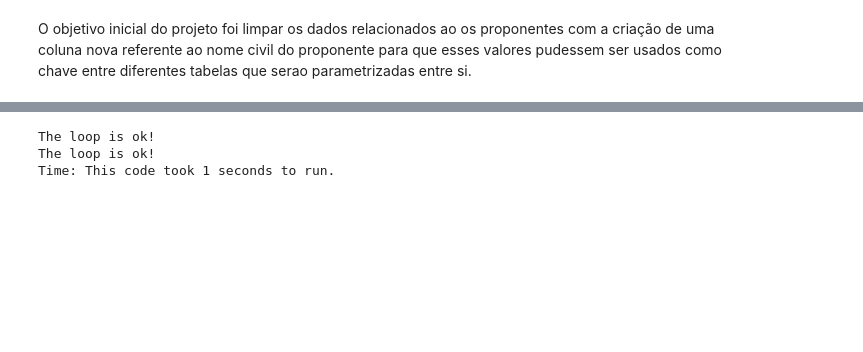
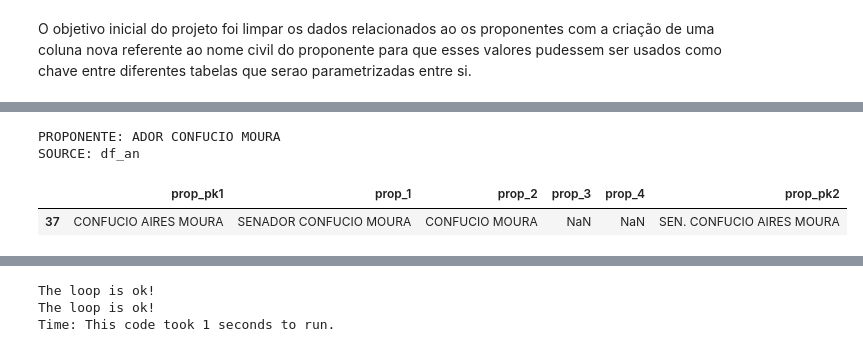
Before and after one commit to robertomdiniz5/Projeto-Controle-Financeiro-GESAC, a Jupyter notebook: controle_financeiro_gesac.ipynb, the cells around one changed output, grey strips where cells are left out. Cells and saved outputs as stored; diff of their text form; code cells hidden in the pictures; blank space fills up the shorter version.

```diff
--- a/controle_financeiro_gesac.ipynb
+++ b/controle_financeiro_gesac.ipynb
@@ -397,0 +346,21 @@ my_output
+# %%
+i = 0
+prop_name = df_nk['proponente'][i]
+prop_source = df_nk['source'][i]
+prop_index =  df_nk['iloc'][i]
+print('PROPONENTE:',prop_name)
+print('SOURCE:', prop_source)
+
+name_regex = r'CONFUCIO'
+
+filter_name = df_pr['prop_pk1'].str.match(name_regex) ==True
+filter_cl = ['prop_pk1','prop_1','prop_2','prop_3','prop_4','prop_pk2']
+
+
+
+df_pr.loc[filter_name] [filter_cl]
+# %% [output]
+PROPONENTE: ADOR CONFUCIO MOURA
+SOURCE: df_an
+|  | prop_pk1 | prop_1 | prop_2 | prop_3 | prop_4 | prop_pk2 |
+| 37 | CONFUCIO AIRES MOURA | SENADOR CONFUCIO MOURA | CONFUCIO MOURA | NaN | NaN | SEN. CONFUCIO AIRES MOURA |
```
Also changed, not shown: parts of 19 cells of this notebook, 3 other files.
